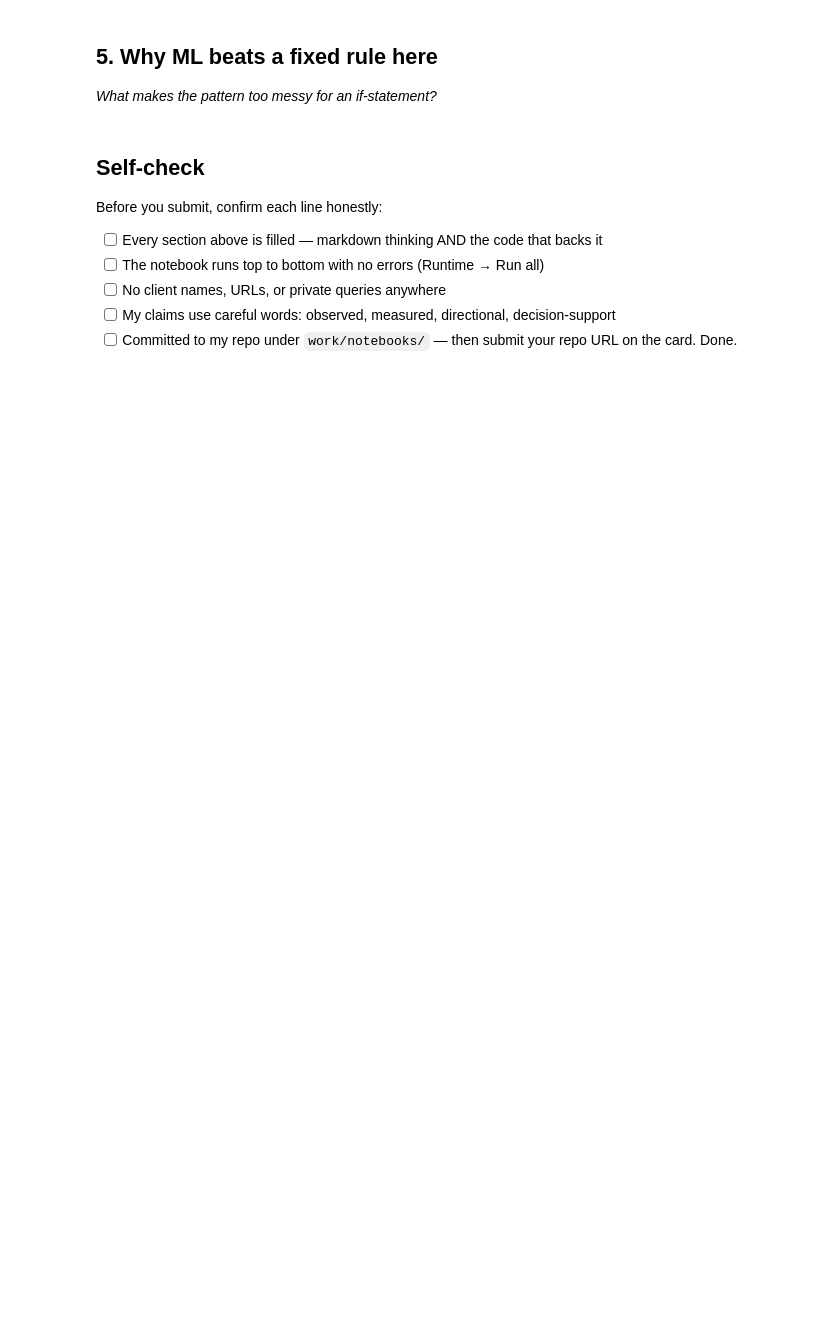
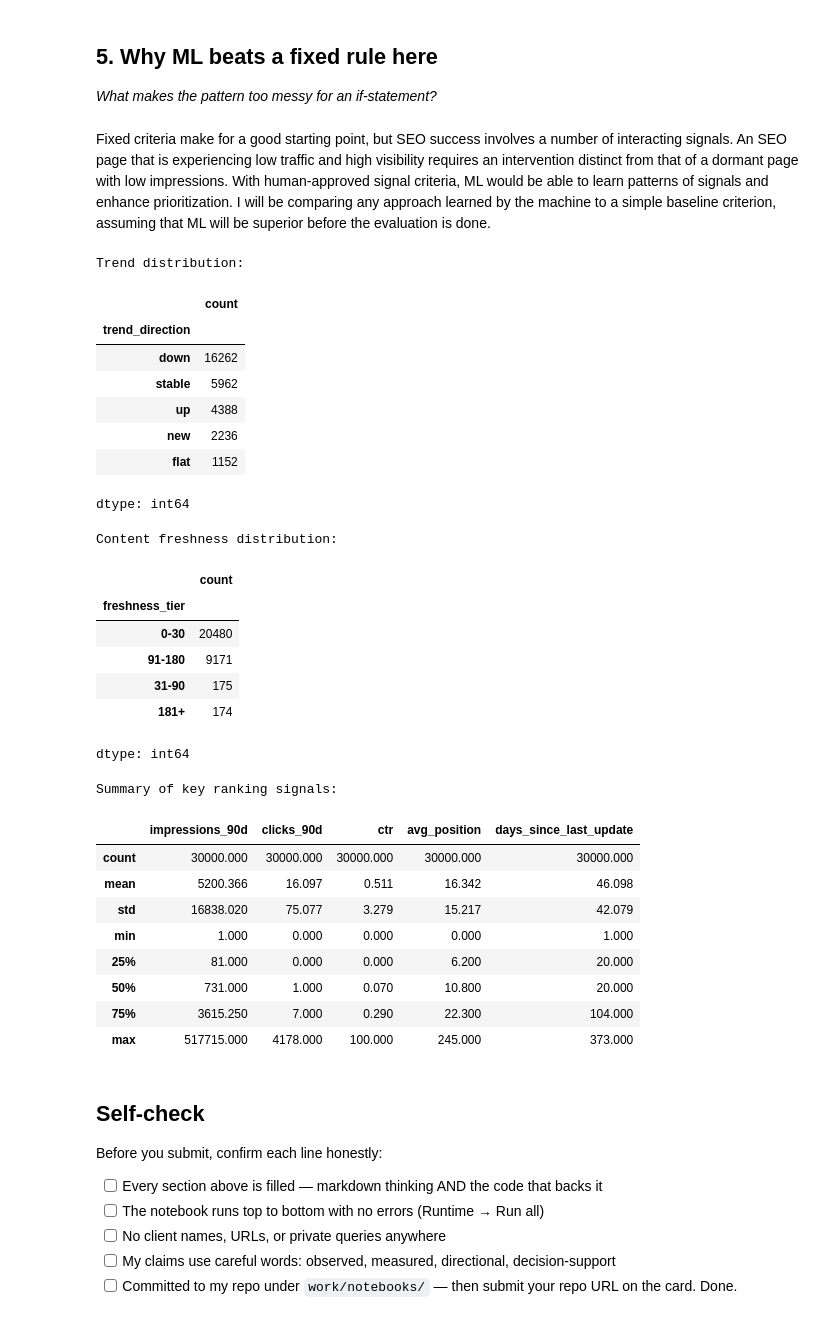
Before and after one commit to M-Abdullah-Nazeer/Flyrank-Ml-Pipeline, a Jupyter notebook: work/notebooks/w02_ml_task_framing.ipynb, the cells around one changed output. Drawn from its saved outputs; the diff is of its cells as text; code cells hidden in the pictures; blank space fills up the shorter version.

```diff
--- a/work/notebooks/w02_ml_task_framing.ipynb
+++ b/work/notebooks/w02_ml_task_framing.ipynb
@@ -38,9 +137,56 @@ This skeleton is yours to fill. Work the sections **in order** — each one has
 ## 5. Why ML beats a fixed rule here
 
 *What makes the pattern too messy for an if-statement?*
+# %% [markdown]
+Fixed criteria make for a good starting point, but SEO success involves a number of interacting signals. An SEO page that is experiencing low traffic and high visibility requires an intervention distinct from that of a dormant page with low impressions. With human-approved signal criteria, ML would be able to learn patterns of signals and enhance prioritization. I will be comparing any approach learned by the machine to a simple baseline criterion, assuming that ML will be superior before the evaluation is done.
 # %%
 # This cell is for CODE (numbers, a query, a check).
 # Write your text answer in the cell ABOVE this one — typing sentences here breaks Run All.
+
+print("Trend distribution:")
+display(df["trend_direction"].value_counts(dropna=False))
+
+print("Content freshness distribution:")
+display(df["freshness_tier"].value_counts(dropna=False))
+
+print("Summary of key ranking signals:")
+display(
+    df[[
+        "impressions_90d",
+        "clicks_90d",
+        "ctr",
+        "avg_position",
+        "days_since_last_update"
+    ]].describe().round(3)
+)
+# %% [output]
+Trend distribution:
+|  | count |
+| trend_direction |  |
+| down | 16262 |
+| stable | 5962 |
+| up | 4388 |
+| new | 2236 |
+| flat | 1152 |
+dtype: int64
+Content freshness distribution:
+|  | count |
+| freshness_tier |  |
+| 0-30 | 20480 |
+| 91-180 | 9171 |
+| 31-90 | 175 |
+| 181+ | 174 |
+dtype: int64
+Summary of key ranking signals:
+|  | impressions_90d | clicks_90d | ctr | avg_position | days_since_last_update |
+| count | 30000.000 | 30000.000 | 30000.000 | 30000.000 | 30000.000 |
+| mean | 5200.366 | 16.097 | 0.511 | 16.342 | 46.098 |
+| std | 16838.020 | 75.077 | 3.279 | 15.217 | 42.079 |
+| min | 1.000 | 0.000 | 0.000 | 0.000 | 1.000 |
+| 25% | 81.000 | 0.000 | 0.000 | 6.200 | 20.000 |
+| 50% | 731.000 | 1.000 | 0.070 | 10.800 | 20.000 |
+| 75% | 3615.250 | 7.000 | 0.290 | 22.300 | 104.000 |
+| max | 517715.000 | 4178.000 | 100.000 | 245.000 | 373.000 |
 # %% [markdown]
 ## Self-check
 
```
Also changed, not shown: parts of 9 cells of this notebook.
